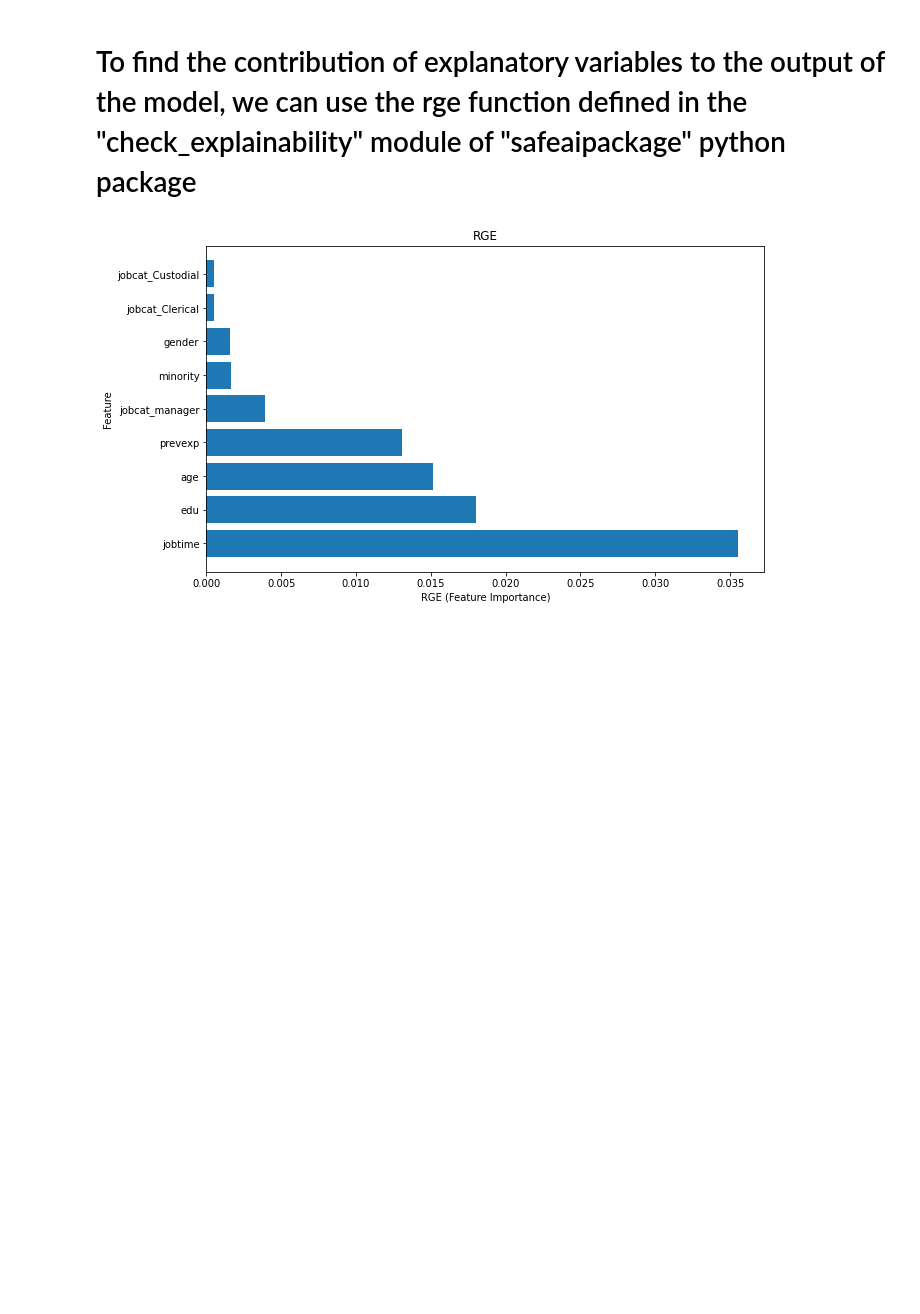
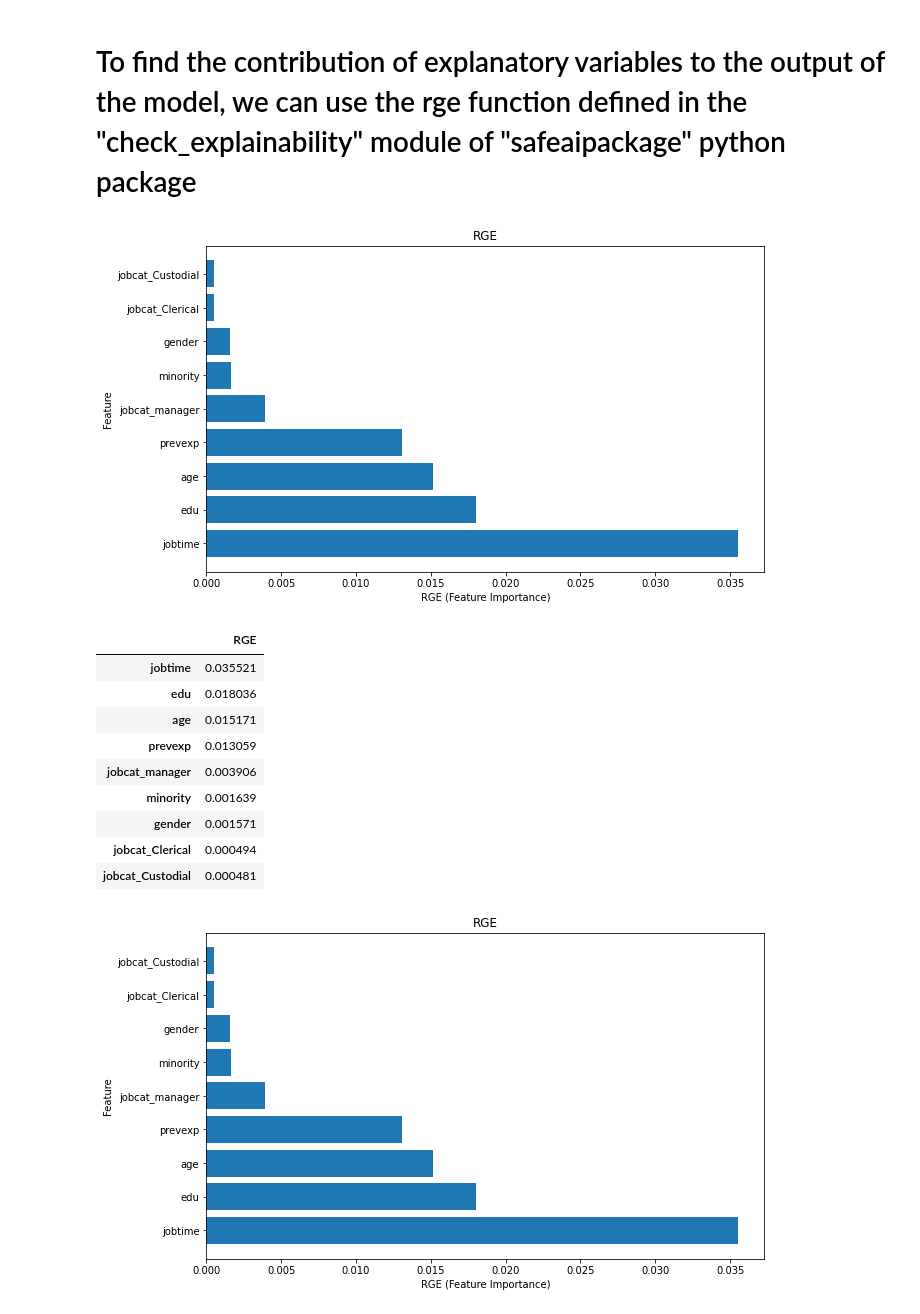
Before and after one commit to GolnooshBabaei/safeaipackage, a Jupyter notebook: examples/Employee_regression.ipynb, the cells around one changed output. Cells and saved outputs as stored; diff of their text form; code cells hidden in the pictures; blank space fills up the shorter version.

```diff
--- a/examples/Employee_regression.ipynb
+++ b/examples/Employee_regression.ipynb
@@ -198,7 +200,19 @@ KeyboardInterrupt:
 # %% [markdown]
 # To find the contribution of explanatory variables to the output of the model, we can use the rge function defined in the "check_explainability" module of "safeaipackage" python package
 # %%
-#check_explainability.rge(xtrain, xtest, ytrain, ytest, rf_model_full)
+check_explainability.rge(xtrain, xtest, ytrain, ytest, RandomForestRegressor(random_state=1))
+# %% [output]
+[figure, added]
+|  | RGE |
+| jobtime | 0.035521 |
+| edu | 0.018036 |
+| age | 0.015171 |
+| prevexp | 0.013059 |
+| jobcat_manager | 0.003906 |
+| minority | 0.001639 |
+| gender | 0.001571 |
+| jobcat_Clerical | 0.000494 |
+| jobcat_Custodial | 0.000481 |
 # %%
 def rge(xtrain, xtest, ytrain, ytest, model):
     """
```
Also changed, not shown: parts of 19 cells of this notebook, 7 other files.
